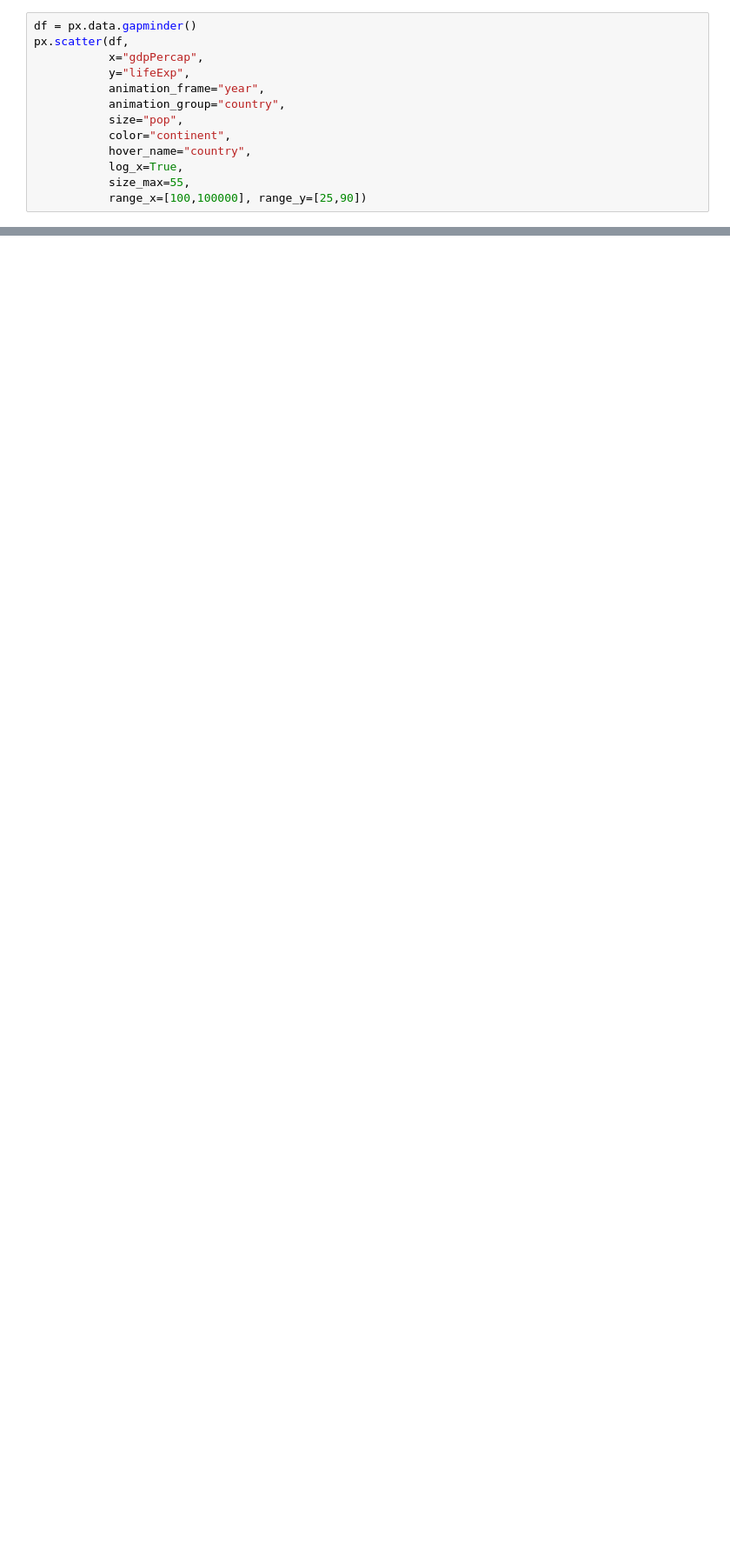
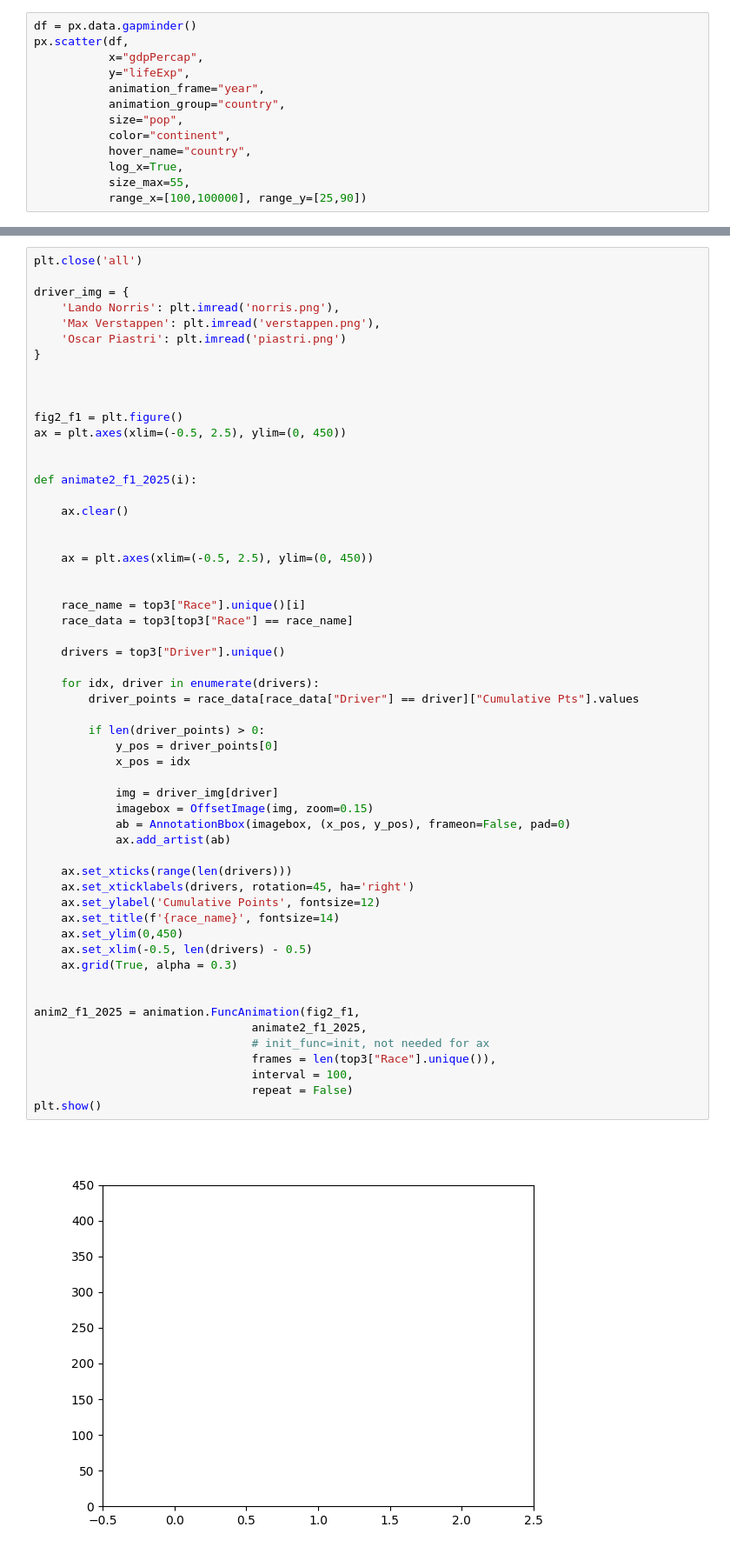
Before and after one commit to andrebarros6/f1, a Jupyter notebook: f12025.ipynb, the cells around one changed output, grey strips where cells are left out. Shown at 87% size. Drawn from its saved outputs; the diff is of its cells as text; blank space fills up the shorter version.

```diff
--- a/f12025.ipynb
+++ b/f12025.ipynb
@@ -140,0 +338,58 @@ fig.show()
+# %%
+plt.close('all')
+
+driver_img = {
+    'Lando Norris': plt.imread('norris.png'),
+    'Max Verstappen': plt.imread('verstappen.png'),
+    'Oscar Piastri': plt.imread('piastri.png')
+}
+
+
+
+fig2_f1 = plt.figure()
+ax = plt.axes(xlim=(-0.5, 2.5), ylim=(0, 450))
+
+
+def animate2_f1_2025(i):
+
+    ax.clear()
+
+
+    ax = plt.axes(xlim=(-0.5, 2.5), ylim=(0, 450))
+
+
+    race_name = top3["Race"].unique()[i]
+    race_data = top3[top3["Race"] == race_name]
+
+    drivers = top3["Driver"].unique()
+
+    for idx, driver in enumerate(drivers):
+        driver_points = race_data[race_data["Driver"] == driver]["Cumulative Pts"].values
+
+        if len(driver_points) > 0:
+            y_pos = driver_points[0]
+            x_pos = idx
+
+            img = driver_img[driver]
+            imagebox = OffsetImage(img, zoom=0.15)
+            ab = AnnotationBbox(imagebox, (x_pos, y_pos), frameon=False, pad=0)
+            ax.add_artist(ab)
+
+    ax.set_xticks(range(len(drivers)))
+    ax.set_xticklabels(drivers, rotation=45, ha='right')
+    ax.set_ylabel('Cumulative Points', fontsize=12)
+    ax.set_title(f'{race_name}', fontsize=14)
+    ax.set_ylim(0,450)
+    ax.set_xlim(-0.5, len(drivers) - 0.5)
+    ax.grid(True, alpha = 0.3)
+
+
+anim2_f1_2025 = animation.FuncAnimation(fig2_f1,
+                                animate2_f1_2025,
+                                # init_func=init, not needed for ax
+                                frames = len(top3["Race"].unique()),
+                                interval = 100,
+                                repeat = False)
+plt.show()
+# %% [output]
+[figure, added]
```
Also changed, not shown: parts of 27 cells of this notebook, 3 other files.
